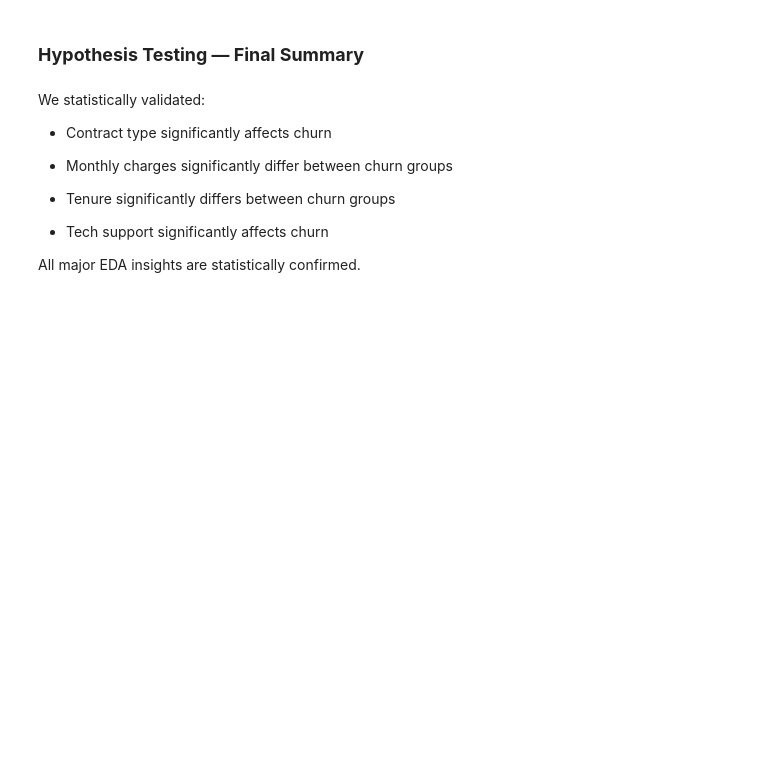
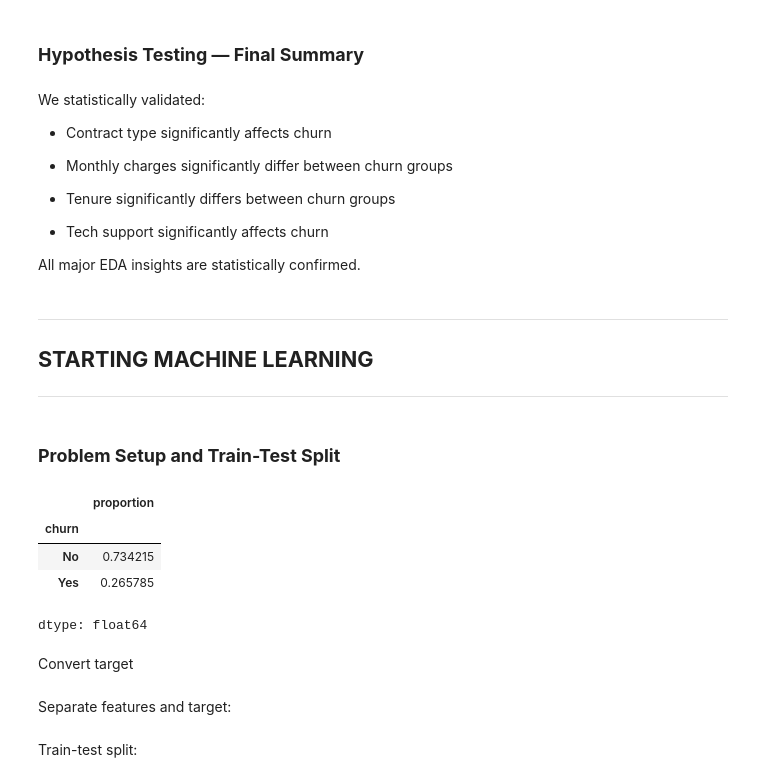
Before and after one commit to Sagarjain93/Machine-Learning-Portfolio, a Jupyter notebook: 03_ML_Practice/Customer_Churn_In_Telecom/Customer_Churn_Telecom.ipynb, the cells around one changed output. Drawn from its saved outputs; the diff is of its cells as text; code cells hidden in the pictures; blank space fills up the shorter version.

```diff
--- a/03_ML_Practice/Customer_Churn_In_Telecom/Customer_Churn_Telecom.ipynb
+++ b/03_ML_Practice/Customer_Churn_In_Telecom/Customer_Churn_Telecom.ipynb
@@ -1830,3 +1834,32 @@ We statistically validated:
 *  Tech support significantly affects churn
 
 All major EDA insights are statistically confirmed.
+# %% [markdown]
+
+
+
+
+
+-----------
+
+
+##                                                **STARTING MACHINE LEARNING**
+
+
+
+---------
+# %% [markdown]
+### **Problem Setup and Train-Test Split**
+# %%
+# Problem Setup and Train-Test Split
+
+# Check target distribution
+df['churn'].value_counts(normalize=True)
+# %% [output]
+|  | proportion |
+| churn |  |
+| No | 0.734215 |
+| Yes | 0.265785 |
+dtype: float64
+# %% [markdown]
+Convert target
@@ -1832,0 +1869,2 @@ All major EDA insights are statistically confirmed.
+# %% [markdown]
+Separate features and target:
@@ -1832,0 +1874,2 @@ All major EDA insights are statistically confirmed.
+# %% [markdown]
+Train-test split:
```
Also changed, not shown: parts of 8 cells of this notebook.
